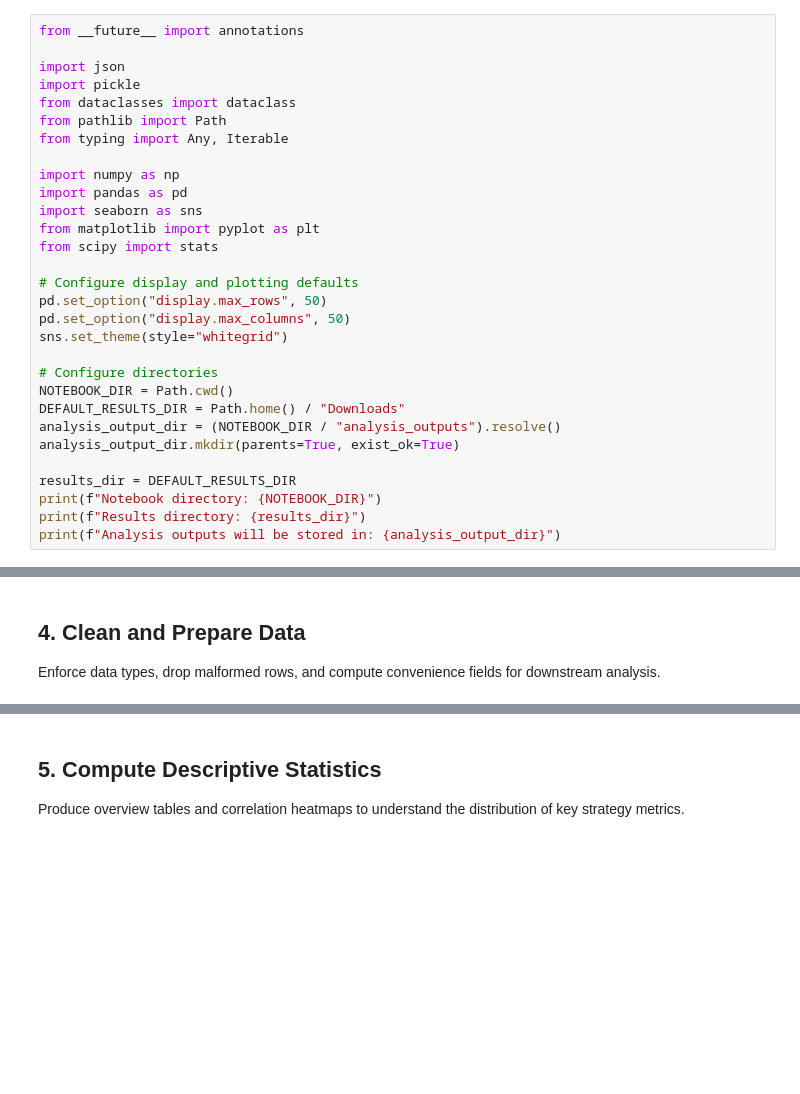
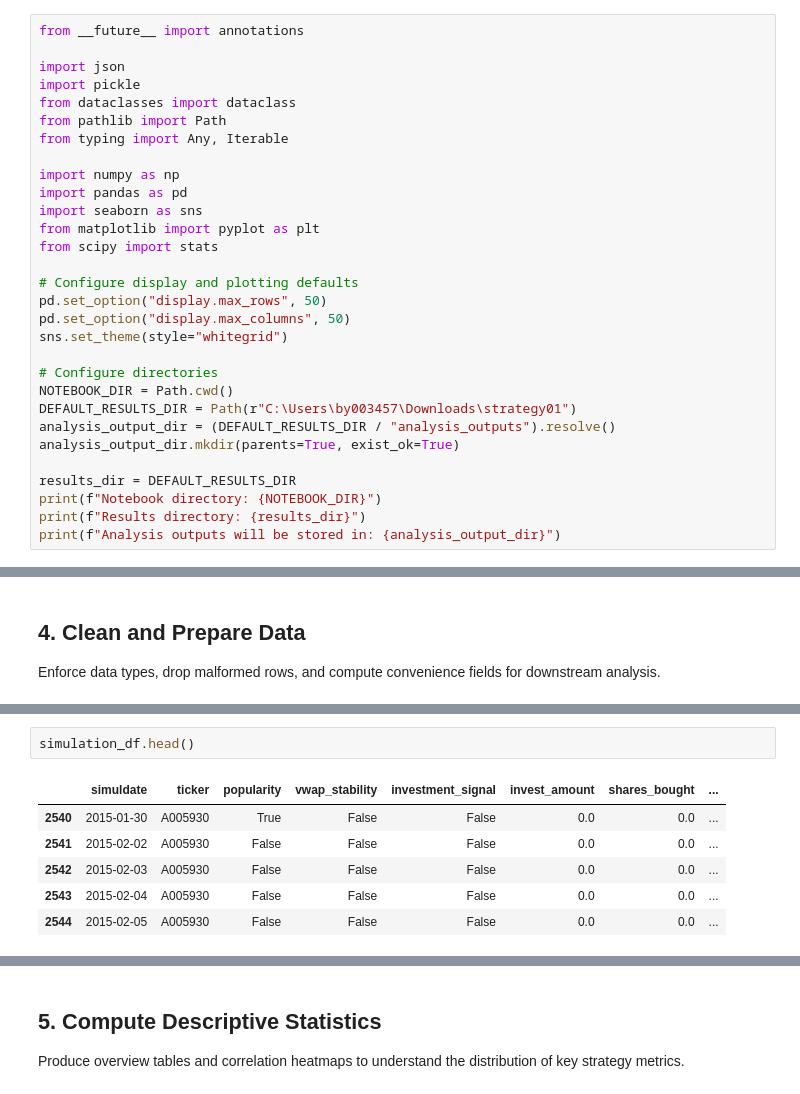
Before and after one commit to byeungchun/perfectdays, a Jupyter notebook: notebook/strategy01_result_analysis.ipynb, the cells around one changed output, grey strips where cells are left out. Cells and saved outputs as stored; diff of their text form; blank space fills up the shorter version.

Commit message:
update analysis notebook

```diff
--- a/notebook/strategy01_result_analysis.ipynb
+++ b/notebook/strategy01_result_analysis.ipynb
@@ -26,8 +26,8 @@ sns.set_theme(style="whitegrid")
 
 # Configure directories
 NOTEBOOK_DIR = Path.cwd()
-DEFAULT_RESULTS_DIR = Path.home() / "Downloads"
-analysis_output_dir = (NOTEBOOK_DIR / "analysis_outputs").resolve()
+DEFAULT_RESULTS_DIR = Path(r"C:\Users\by003457\Downloads\strategy01")
+analysis_output_dir = (DEFAULT_RESULTS_DIR / "analysis_outputs").resolve()
 analysis_output_dir.mkdir(parents=True, exist_ok=True)
 
 results_dir = DEFAULT_RESULTS_DIR
@@ -187,0 +222,9 @@ print({
+# %%
+simulation_df.head()
+# %% [output]
+|  | simuldate | ticker | popularity | vwap_stability | investment_signal | invest_amount | shares_bought | ... |
+| 2540 | 2015-01-30 | A005930 | True | False | False | 0.0 | 0.0 | ... |
+| 2541 | 2015-02-02 | A005930 | False | False | False | 0.0 | 0.0 | ... |
+| 2542 | 2015-02-03 | A005930 | False | False | False | 0.0 | 0.0 | ... |
+| 2543 | 2015-02-04 | A005930 | False | False | False | 0.0 | 0.0 | ... |
+| 2544 | 2015-02-05 | A005930 | False | False | False | 0.0 | 0.0 | ... |
```
Also changed, not shown: parts of 10 cells of this notebook.
